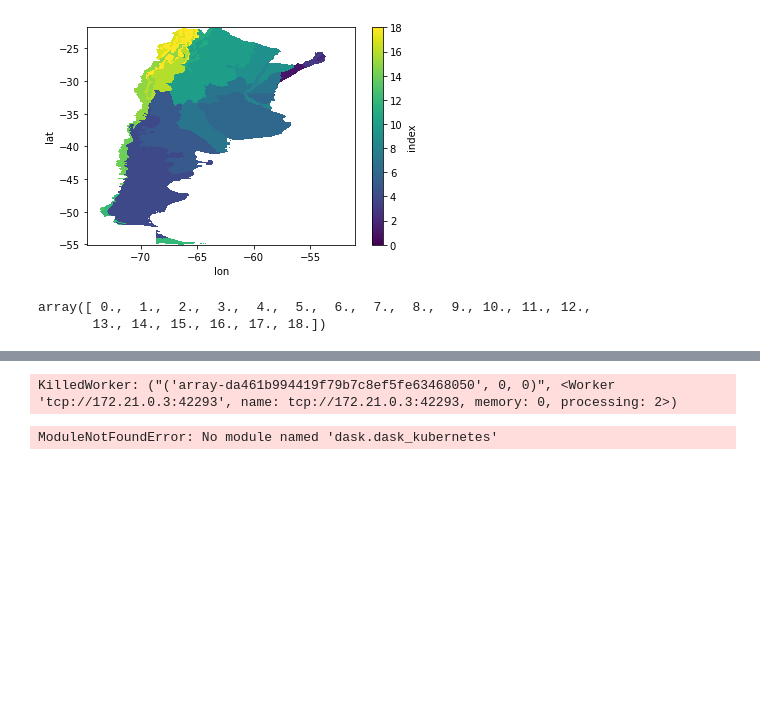
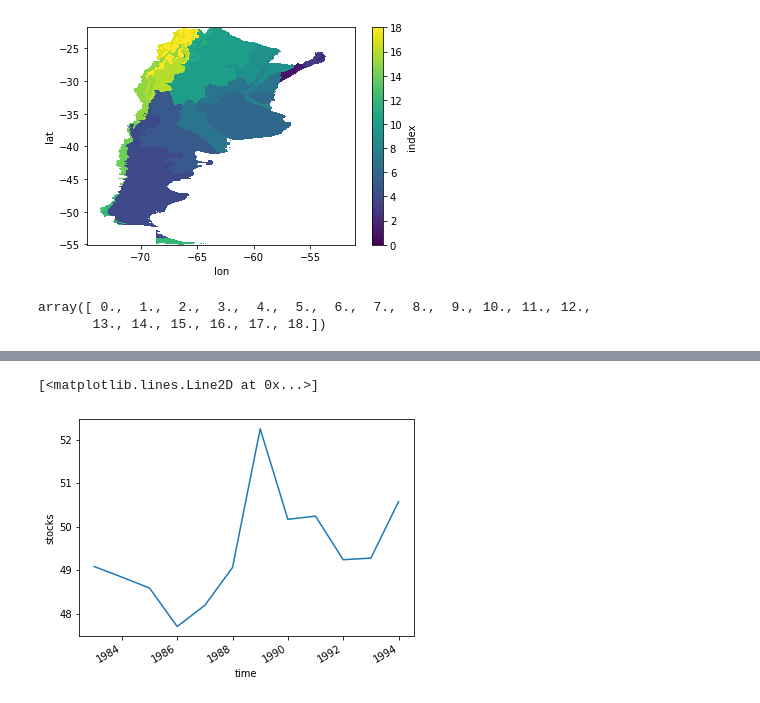
Before and after one commit to Vizzuality/soils-revealed-data, a Jupyter notebook: processing/precalculations_with_zarrs.ipynb, the cells around one changed output, grey strips where cells are left out. Saved outputs shown, nothing was run; the diff lists cells and outputs as text; code cells hidden in the pictures; blank space fills up the shorter version.

```diff
--- a/processing/precalculations_with_zarrs.ipynb
+++ b/processing/precalculations_with_zarrs.ipynb
@@ -728,13 +757,10 @@ KilledWorker: ("('array-b31670bc3e92fdee54693d0092b513c3', 0, 0)", <Worker 'tcp:
 # %%
 (ds.stocks
  .isel(time=slice(12))
- .where(ds.index == state_ids['Corrientes'])
+ .where(ds.index == gdf_ids['Humid Chaco'])
+ .sel(lon=slice(xmin, xmax), lat=slice(ymin, ymax))
  .mean(['lon', 'lat'])
  .plot())
 # %% [output]
-KilledWorker: ("('array-da461b994419f79b7c8ef5fe63468050', 0, 0)", <Worker 'tcp://172.21.0.3:42293', name: tcp://172.21.0.3:42293, memory: 0, processing: 2>)
+[<matplotlib.lines.Line2D at 0x...>]
+[figure, added]
-# %%
-from dask.dask_kubernetes import KubeCluster
-cluster = KubeCluster.from_yaml('worker-template.yaml')
-# %% [output]
-ModuleNotFoundError: No module named 'dask.dask_kubernetes'
```
Also changed, not shown: parts of 10 cells of this notebook, 1 other file.
